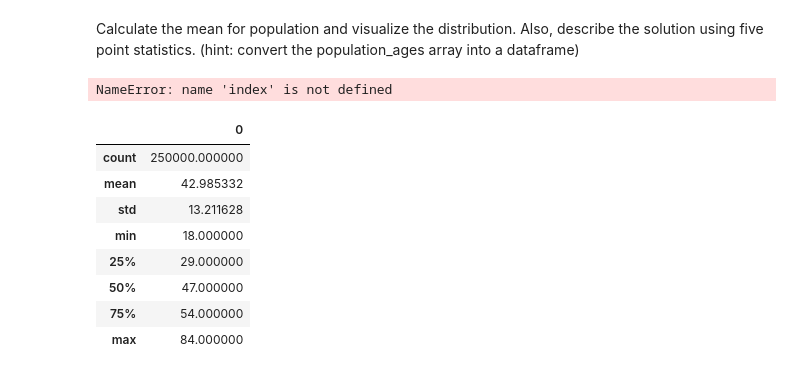
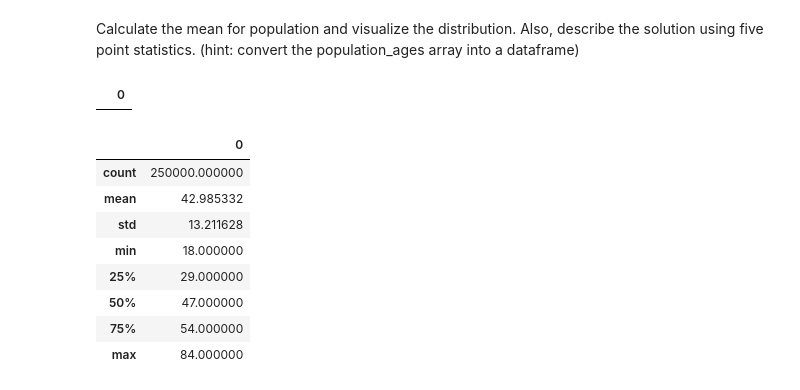
Before and after one commit to kayschulz/dsc-2-19-15-confidence-intervals-lab-seattle-ds-career-040119, a Jupyter notebook: index.ipynb, the cells around one changed output. Saved outputs shown, nothing was run; the diff lists cells and outputs as text; code cells hidden in the pictures.

```diff
--- a/index.ipynb
+++ b/index.ipynb
@@ -44,9 +44,9 @@ Calculate the mean for population and visualize the distribution. Also, describe
 # %%
 # Convert the population into a pandas dataframe pop_ages
 pop_ages = pd.DataFrame(population_ages)
-pop_ages.drop(pop_ag)
+pop_ages.drop(pop_ages.index)
 # %% [output]
-NameError: name 'index' is not defined
+|  | 0 |
 # %%
 # Calculate and print descriptive statistics for pop_ages
 pop_ages.describe()
```
